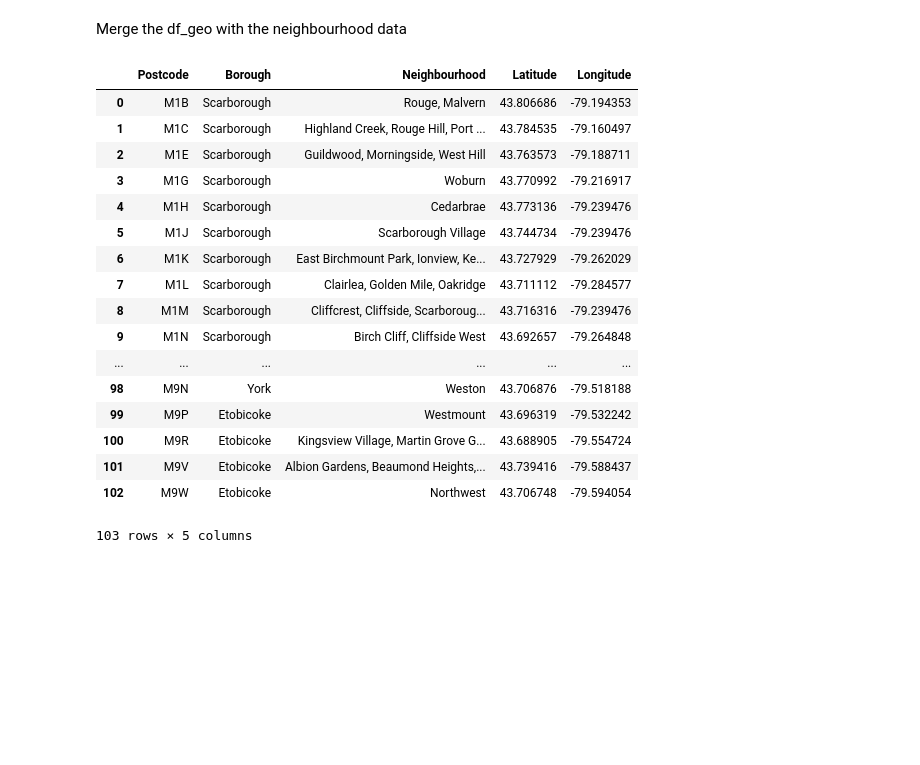
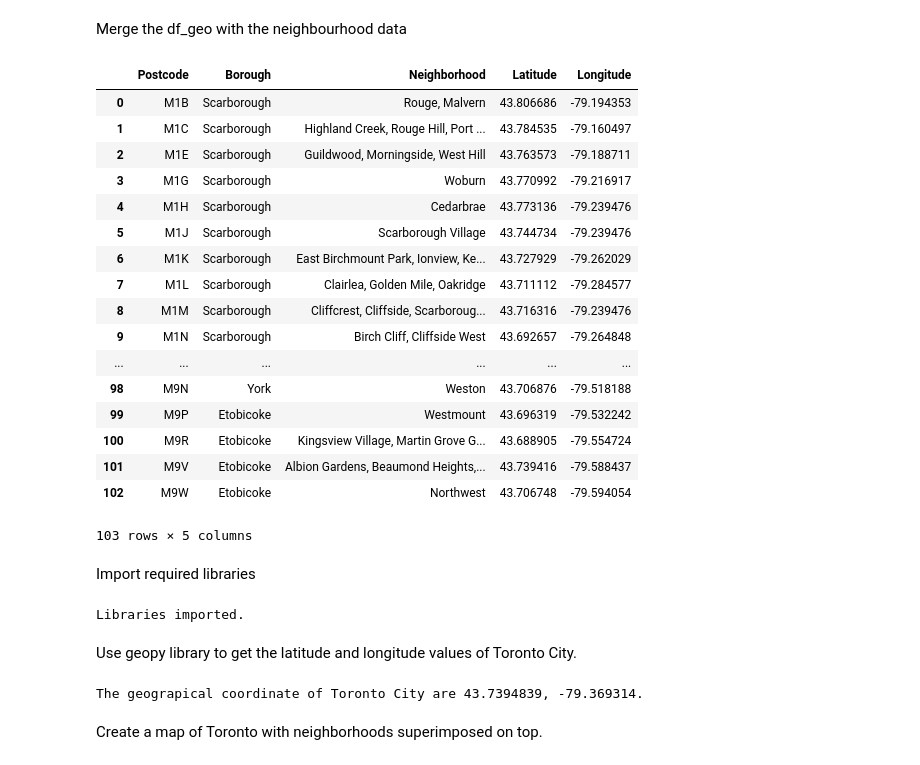
Before and after one commit to markzhu1974/Coursera_Capstone, a Jupyter notebook: Segmenting and Clustering Neighborhoods in Toronto.ipynb, the cells around one changed output. Cells and saved outputs as stored; diff of their text form; code cells hidden in the pictures; blank space fills up the shorter version.

```diff
--- a/Segmenting and Clustering Neighborhoods in Toronto.ipynb
+++ b/Segmenting and Clustering Neighborhoods in Toronto.ipynb
@@ -138,3 +138,6 @@ She shape of this data frame.
 df2.shape
 # %% [output]
 (103, 3)
+# %%
+df2.rename(columns={'Neighbourhood':'Neighborhood'}, inplace=True)
+df2.head()
@@ -173,11 +183,11 @@ df_geo.head()
 # %% [markdown]
 Merge the df_geo with the neighbourhood data
 # %%
-result=pd.merge(df2, df_geo, left_on=['Postcode'], right_on=['Postal Code'])
-result.drop('Postal Code',axis=1,inplace=True)
-result
+neighborhoods=pd.merge(df2, df_geo, left_on=['Postcode'], right_on=['Postal Code'])
+neighborhoods.drop('Postal Code',axis=1,inplace=True)
+neighborhoods
 # %% [output]
-|  | Postcode | Borough | Neighbourhood | Latitude | Longitude |
+|  | Postcode | Borough | Neighborhood | Latitude | Longitude |
 | 0 | M1B | Scarborough | Rouge, Malvern | 43.806686 | -79.194353 |
 | 1 | M1C | Scarborough | Highland Creek, Rouge Hill, Port ... | 43.784535 | -79.160497 |
 | 2 | M1E | Scarborough | Guildwood, Morningside, West Hill | 43.763573 | -79.188711 |
@@ -195,3 +205,38 @@ result
 | 101 | M9V | Etobicoke | Albion Gardens, Beaumond Heights,... | 43.739416 | -79.588437 |
 | 102 | M9W | Etobicoke | Northwest | 43.706748 | -79.594054 |
 103 rows × 5 columns
+# %% [markdown]
+Import required libraries
+# %%
+from geopy.geocoders import Nominatim # convert an address into latitude and longitude values
+
+import requests # library to handle requests
+from pandas.io.json import json_normalize # tranform JSON file into a pandas dataframe
+
+# Matplotlib and associated plotting modules
+import matplotlib.cm as cm
+import matplotlib.colors as colors
+
+# import k-means from clustering stage
+from sklearn.cluster import KMeans
+
+#!conda install -c conda-forge folium=0.5.0 --yes # uncomment this line if you haven't completed the Foursquare API lab
+import folium # map rendering library
+
+print('Libraries imported.')
+# %% [output]
+Libraries imported.
+# %% [markdown]
+Use geopy library to get the latitude and longitude values of Toronto City.
+# %%
+address = 'Toronto City, Canada'
+
+geolocator = Nominatim(user_agent="ny_explorer")
+location = geolocator.geocode(address)
+latitude = location.latitude
+longitude = location.longitude
+print('The geograpical coordinate of Toronto City are {}, {}.'.format(latitude, longitude))
+# %% [output]
+The geograpical coordinate of Toronto City are 43.7394839, -79.369314.
+# %% [markdown]
+Create a map of Toronto with neighborhoods superimposed on top.
```
Also changed, not shown: parts of 52 cells of this notebook.
